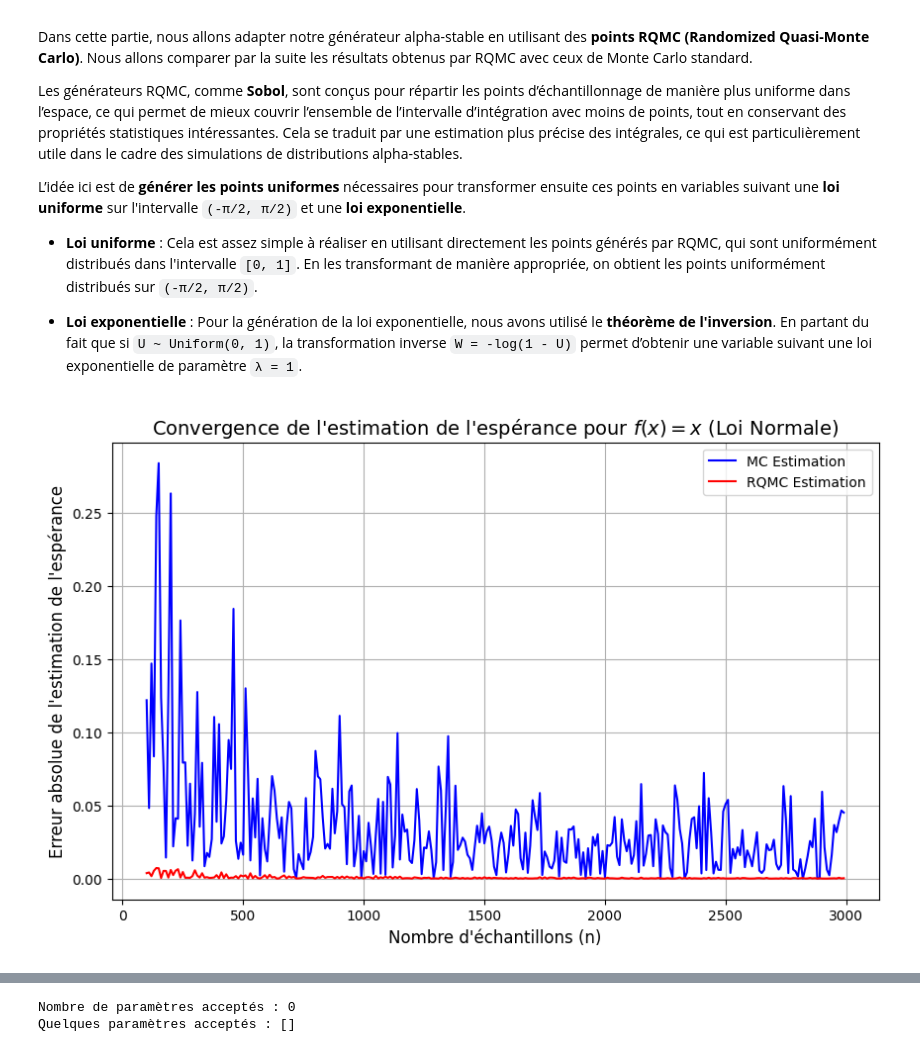
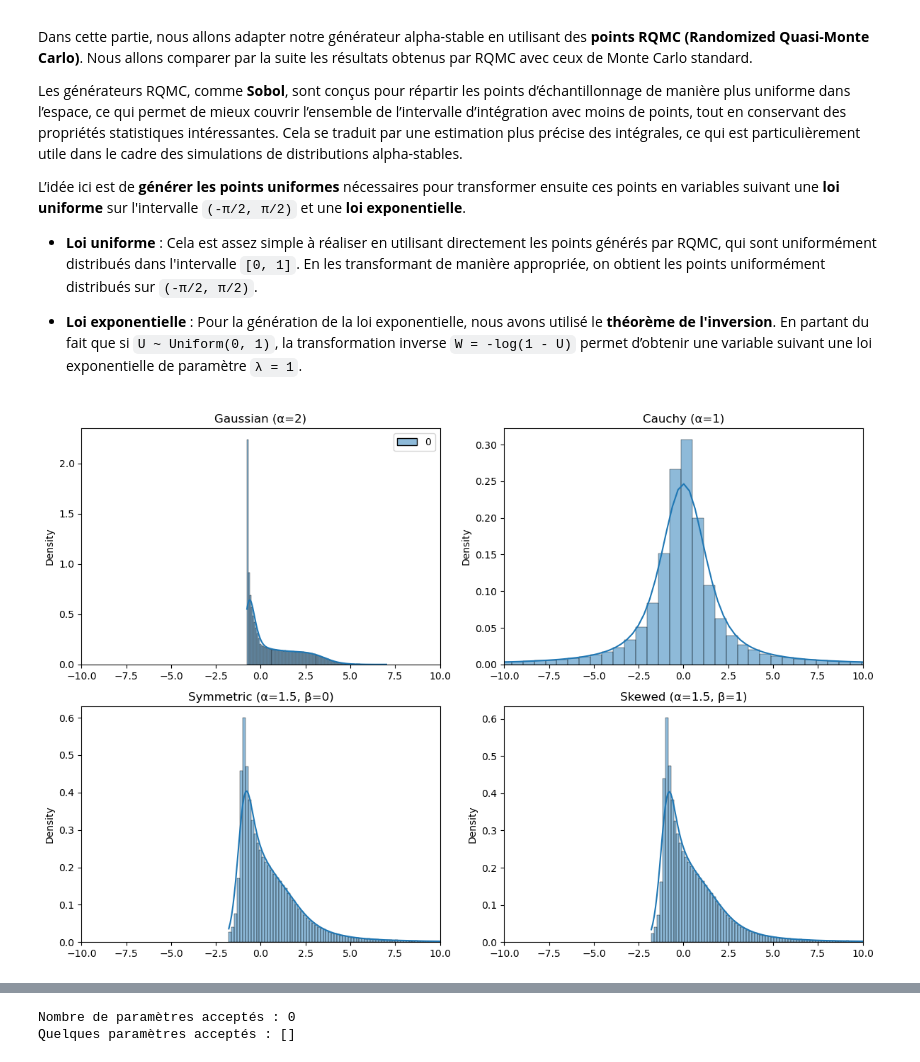
Before and after one commit to bilzoo/ABC-for-alpha-stable-models, a Jupyter notebook: Notebook.ipynb, the cells around one changed output, grey strips where cells are left out. Saved outputs shown, nothing was run; the diff lists cells and outputs as text; code cells hidden in the pictures.

```diff
--- a/Notebook.ipynb
+++ b/Notebook.ipynb
@@ -265,50 +237,33 @@ def sample_alpha_stable_with_rqmc(alpha, beta, gamma=1, delta=0, size=1):
 
     # Retourner l'échantillon alpha-stable final avec les paramètres gamma et delta
     return gamma * X + delta
-# %%
-# Fonction à intégrer
-def f(x):
-    return x
-
-# Estimation de l'espérance avec Monte Carlo standard
-def estimate_expectation_monte_carlo(alpha, beta, gamma, delta, n_samples):
-    samples = sample_alpha_stable(alpha, beta, gamma, delta, size=n_samples)
-    return np.mean(f(samples))
-
-# Estimation de l'espérance avec RQMC
-def estimate_expectation_rqmc(alpha, beta, gamma, delta, n_samples):
-    samples = sample_alpha_stable_with_rqmc(alpha, beta, gamma, delta, size=n_samples)
-    return np.mean(f(samples))
-
-# Comparaison des méthodes pour différents nombres d'échantillons
-sample_sizes = np.arange(100, 3000, 10)
-mc_estimations = []
-rqmc_estimations = []
-
-delta = 0
-gamma = 1
-alpha = 2  # Loi normale (alpha=2)
-beta = 0
-for n in sample_sizes:
-    mc_est = estimate_expectation_monte_carlo(alpha, beta, gamma, delta, n)
-    rqmc_est = estimate_expectation_rqmc(alpha,beta, gamma, delta,  n)
-
-    mc_estimations.append(mc_est)
-    rqmc_estimations.append(rqmc_est)
-
-
-plt.figure(figsize=(10, 6))
-
-# Courbes pour Monte Carlo classique et RQMC
-plt.plot(sample_sizes, np.abs(np.array(mc_estimations)), label='MC Estimation', color='b')
-plt.plot(sample_sizes, np.abs(np.array(rqmc_estimations)), label='RQMC Estimation', color='r')
-
-plt.title('Convergence de l\'estimation de l\'espérance pour $f(x) = x$ (Loi Normale)', fontsize=14)
-plt.xlabel('Nombre d\'échantillons (n)', fontsize=12)
-plt.ylabel('Erreur absolue de l\'estimation de l\'espérance', fontsize=12)
-plt.legend()
-plt.grid(True)
-
-plt.show()
-# %% [output]
-[figure, removed]
+# %%
+# Paramètres à tester
+params = [
+    (2.0, 0, 1, 0, 'Gaussian (α=2)'),
+    (1.0, 0, 1, 0, 'Cauchy (α=1)'),
+    (1.5, 0, 1, 0, 'Symmetric (α=1.5, β=0)'),
+    (1.5, 1, 1, 0, 'Skewed (α=1.5, β=1)'),
+]
+
+fig, axs = plt.subplots(2, 2, figsize=(12, 8))
+axs = axs.flatten()
+
+for i, (alpha, beta, gamma, delta, title) in enumerate(params):
+    data = sample_alpha_stable_with_rqmc_test(alpha, beta, gamma, delta, size=10000)
+
+    # On élimine les valeurs extrêmes (1% aux deux extrémités) pour les cas Cauchy et Skewed
+    if alpha <= 1.5:
+        lower, upper = np.percentile(data, 1), np.percentile(data, 99)
+        data = data[(data >= lower) & (data <= upper)]
+
+    sns.histplot(data, kde=True, stat='density', ax=axs[i], bins=100)
+    axs[i].set_title(title)
+    axs[i].set_xlim(-10, 10)
+    axs[i].set_xlabel("")
+    axs[i].set_ylabel("Density")
+
+plt.tight_layout()
+plt.show()
+# %% [output]
+[figure, added]
```
Also changed, not shown: parts of 21 cells of this notebook.
